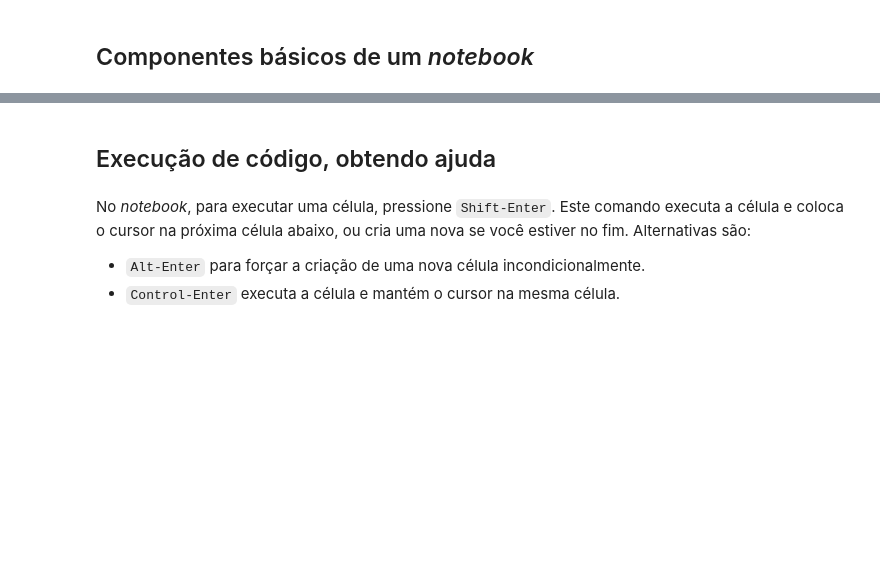
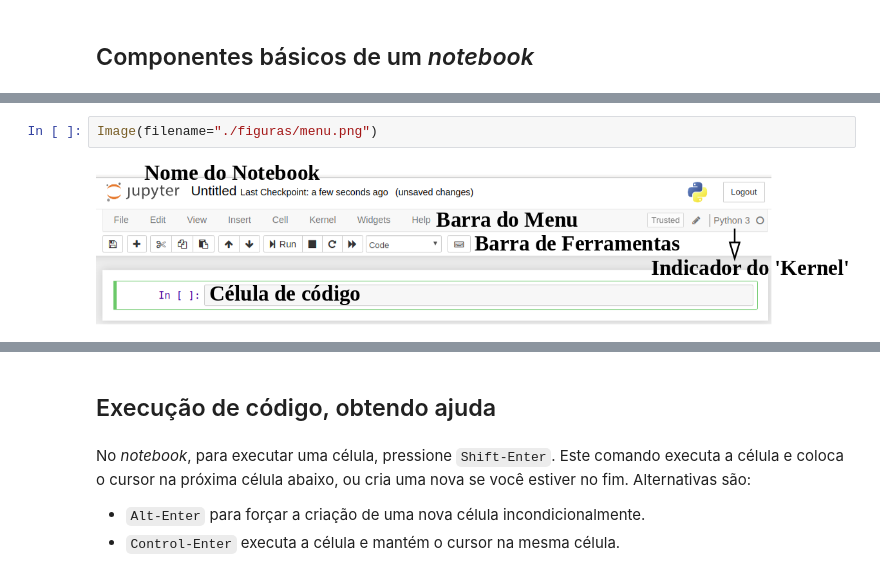
Before and after one commit to computational-chemical-biology/DataScience, a Jupyter notebook: 1-Introduction_to_Jupyter_Platform.ipynb, the cells around one changed output, grey strips where cells are left out. Saved outputs shown, nothing was run; the diff lists cells and outputs as text; blank space fills up the shorter version.

```diff
--- a/1-Introduction_to_Jupyter_Platform.ipynb
+++ b/1-Introduction_to_Jupyter_Platform.ipynb
@@ -21,2 +22,6 @@ Os *notebooks* utilizados nesse curso são compostos de IPython. Esta introduç
+# %%
+Image(filename="./figuras/menu.png")
+# %% [output]
+[figure, added]
 # %% [markdown]
 ## <span style="color:red">Antes de começar</span>
```
Also changed, not shown: parts of 8 cells of this notebook, 16 other files.
